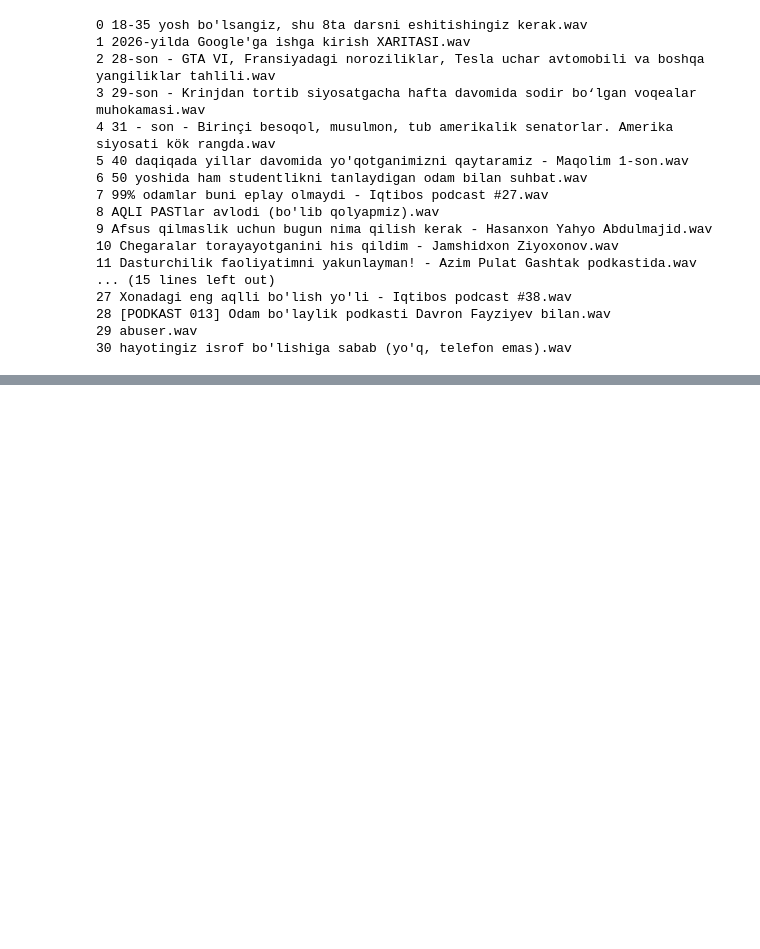
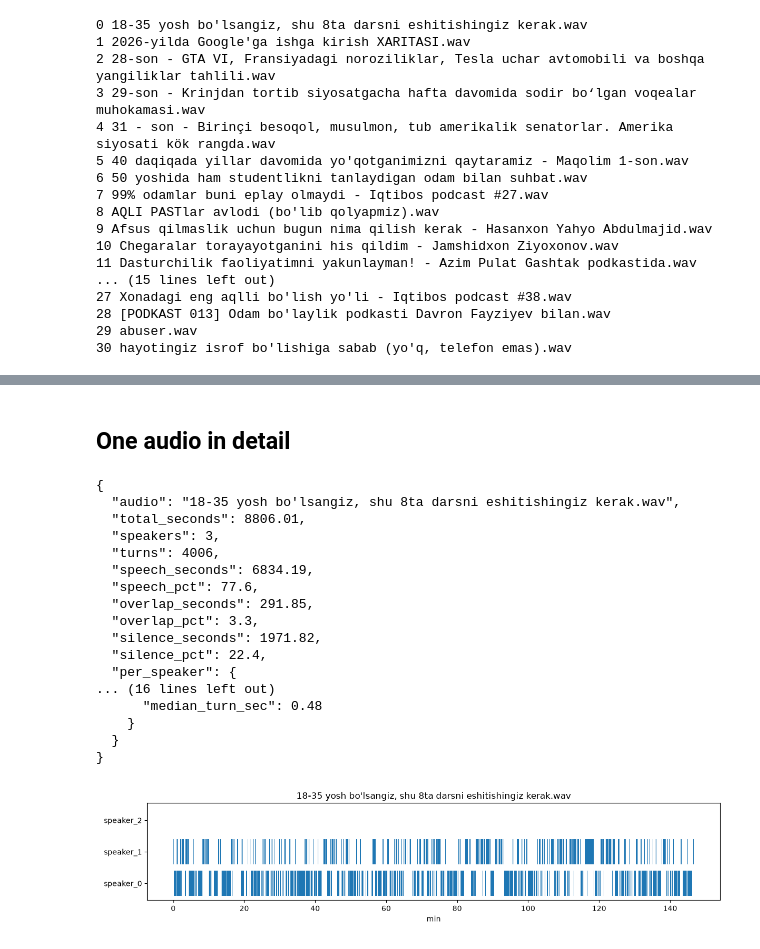
Before and after one commit to vvadr/TTS-uzbek, a Jupyter notebook: src/data_preprocessing/04_diarization.ipynb, the cells around one changed output, grey strips where cells are left out. Saved outputs shown, nothing was run; the diff lists cells and outputs as text; code cells hidden in the pictures; blank space fills up the shorter version.

```diff
--- a/src/data_preprocessing/04_diarization.ipynb
+++ b/src/data_preprocessing/04_diarization.ipynb
@@ -8,5 +12,7 @@ Restart the kernel after upgrading NeMo.
 # %%
 import json
+import math
+import os
 import subprocess
 import traceback
 from pathlib import Path
@@ -14,11 +20,10 @@ from pathlib import Path
 import matplotlib.pyplot as plt
 import numpy as np
 import soundfile as sf
-import torch
 from nemo.collections.asr.models import SortformerEncLabelModel
-from silero_vad import get_speech_timestamps, load_silero_vad
 
 root = next(p for p in [Path.cwd(), *Path.cwd().parents] if (p / "pyproject.toml").exists())
+out_root = root / "outputs"
 wavs = sorted((root / "data" / "raw_audios").glob("*.wav"))
 for i, p in enumerate(wavs):
     print(i, p.name)
@@ -294,0 +242,12 @@ hayotingiz isrof bo'lishiga sabab (yo'q, telefon emas).wav     14.1    1     22
+# %%
+all_stats = [json.loads(p.read_text(encoding="utf-8"))
+             for p in sorted((out_root / "diarization").glob("*/nemotron/stats.json"))]
+
+print(f"{'audio':55} {'min':>6} {'spk':>4} {'turns':>6} {'speech%':>8} {'overlap%':>9} {'silence%':>9} {'main%':>6}")
+for s in all_stats:
+    main = max((v["share_of_speech_pct"] for v in s["per_speaker"].values()), default=0)
+    print(f"{s['audio'][:55]:55} {s['total_seconds'] / 60:6.1f} {s['speakers']:4d} {s['turns']:6d} "
+          f"{s['speech_pct']:8.1f} {s['overlap_pct']:9.1f} {s['silence_pct']:9.1f} {main:6.1f}")
+total = sum(s["total_seconds"] for s in all_stats)
+speech = sum(s["speech_seconds"] for s in all_stats)
+print(f"\n{len(all_stats)} audios, {total / 3600:.2f} h, speech {speech / 3600:.2f} h ({100 * speech / max(total, 1):.1f}%)")
@@ -294,0 +272,28 @@ hayotingiz isrof bo'lishiga sabab (yo'q, telefon emas).wav     14.1    1     22
+# %% [markdown]
+## One audio in detail
+# %%
+from IPython.display import Image, display
+
+i = 0  # index from the list at the top
+out_dir = out_root / "diarization" / wavs[i].stem / "nemotron"
+print(json.dumps(json.loads((out_dir / "stats.json").read_text(encoding="utf-8")), ensure_ascii=False, indent=2))
+display(Image(str(out_dir / "timeline.png")))
+# %% [output]
+{
+  "audio": "18-35 yosh bo'lsangiz, shu 8ta darsni eshitishingiz kerak.wav",
+  "total_seconds": 8806.01,
+  "speakers": 3,
+  "turns": 4006,
+  "speech_seconds": 6834.19,
+  "speech_pct": 77.6,
+  "overlap_seconds": 291.85,
+  "overlap_pct": 3.3,
+  "silence_seconds": 1971.82,
+  "silence_pct": 22.4,
+  "per_speaker": {
+... (16 lines left out)
+      "median_turn_sec": 0.48
+    }
+  }
+}
+[figure, added]
```
Also changed, not shown: parts of 12 cells of this notebook, 4 other files.
